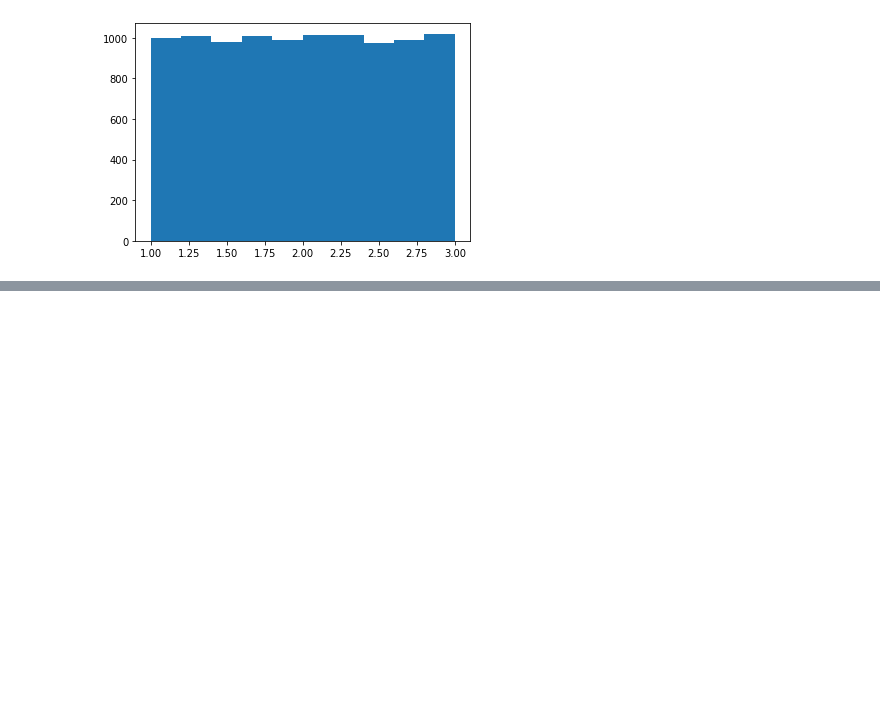
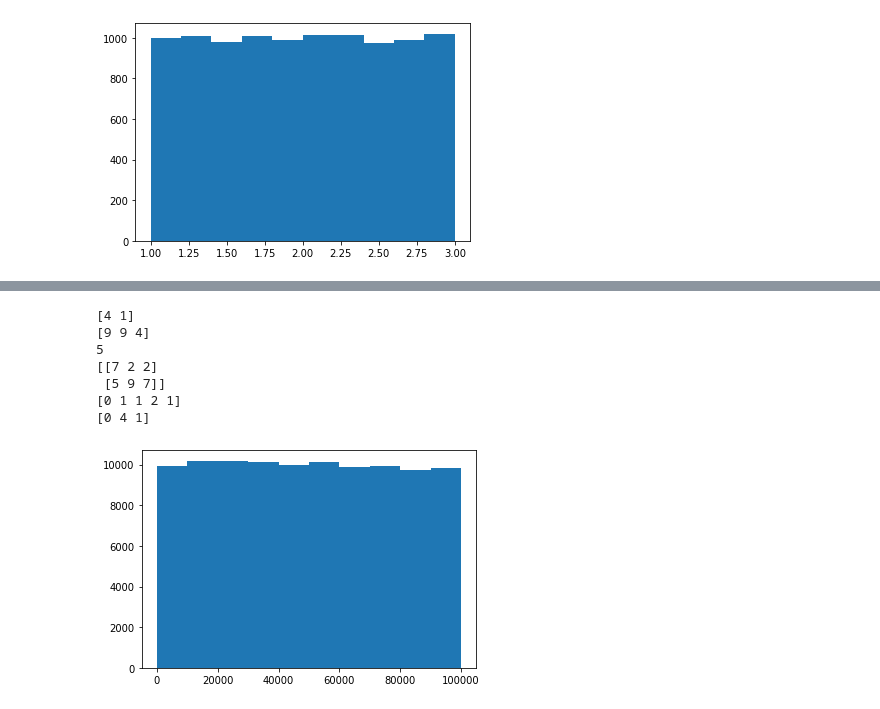
Before and after one commit to AdrianDonohoe/numpy.random, a Jupyter notebook: numpy-random.ipynb, the cells around one changed output, grey strips where cells are left out. Drawn from its saved outputs; the diff is of its cells as text; code cells hidden in the pictures; blank space fills up the shorter version.

Commit message:
added more random functions

```diff
--- a/numpy-random.ipynb
+++ b/numpy-random.ipynb
@@ -256,0 +268,20 @@ array([2, 0])
+# %%
+a = np.arange(5)
+print(np.random.choice(a,2)) # 2 samples from ndarray a
+print(np.random.choice(10,3)) # 3 samples from np.arange(10)
+print(np.random.choice(10)) # 1 sample from np.arange(10)
+print(np.random.choice(10,(2,3))) # 2 rows of 3 samples from np.arange(10)
+print(np.random.choice(3,5,replace=True)) # 5 samples of np.arange(3)
+print(np.random.choice(5,3,replace=False))
+# print(np.random.choice(3,5,replace=False)) # This throws an error as there are not enough unique samples
+x = np.random.choice(100000,100000)
+plt.hist(x); # uniform distribution over 100,000 samples
+# %% [output]
+[4 1]
+[9 9 4]
+5
+[[7 2 2]
+ [5 9 7]]
+[0 1 1 2 1]
+[0 4 1]
+[figure, added]
```
Also changed, not shown: parts of 18 cells of this notebook.
